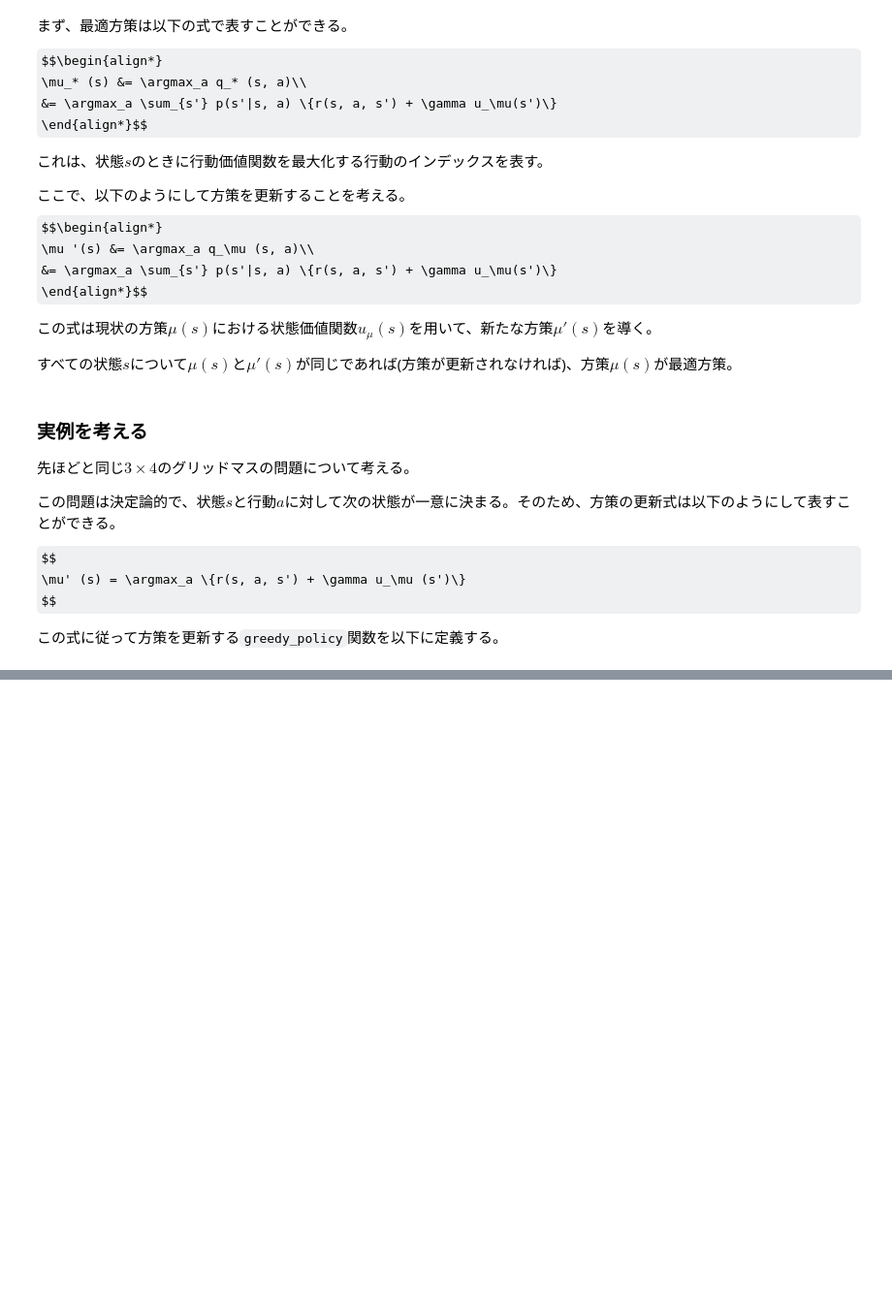
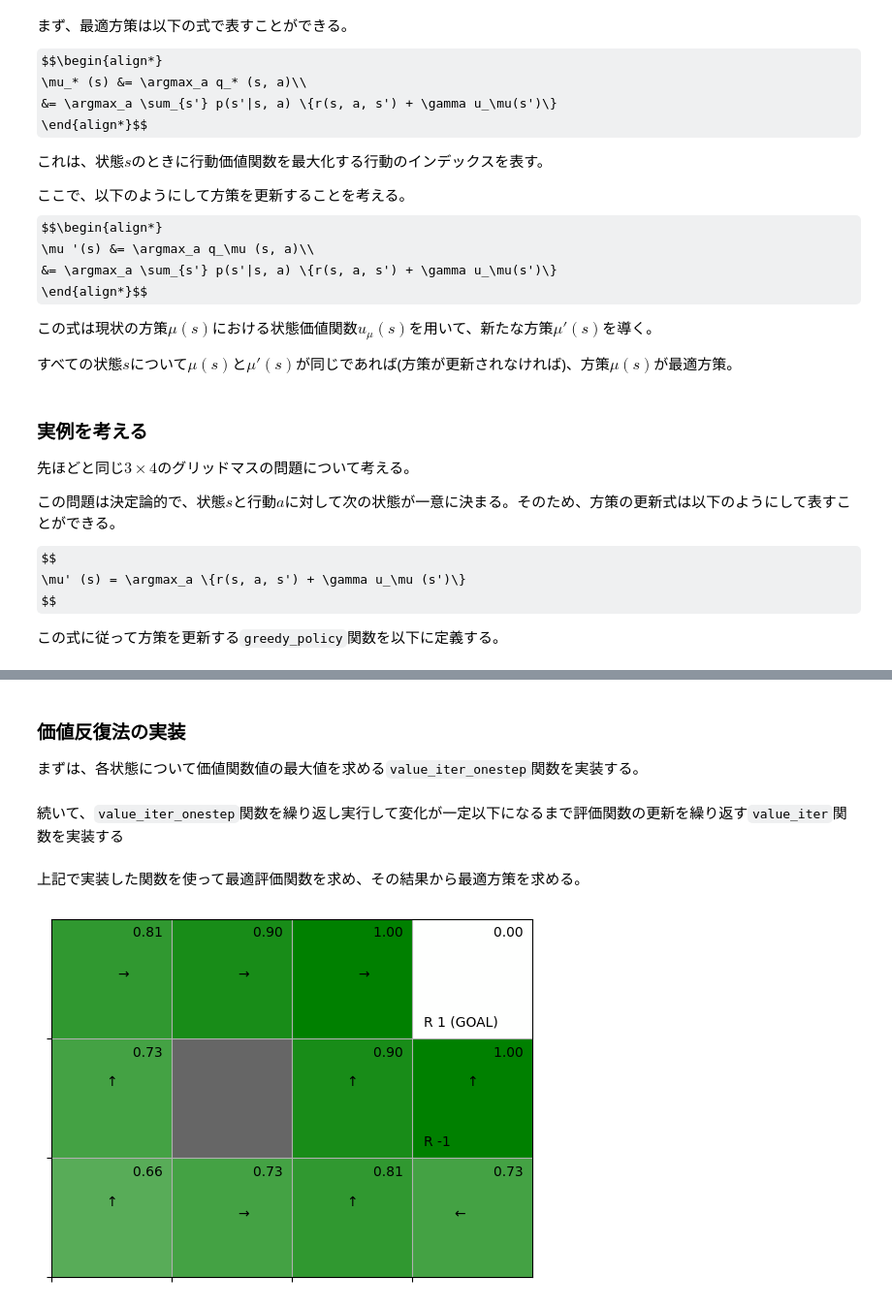
Before and after one commit to kitashimauni/Learn-Reinforcement-Learning, a Jupyter notebook: 4_dp.ipynb, the cells around one changed output, grey strips where cells are left out. Shown at 97% size. Saved outputs shown, nothing was run; the diff lists cells and outputs as text; code cells hidden in the pictures; some formulas as TeX source; blank space fills up the shorter version.

```diff
--- a/4_dp.ipynb
+++ b/4_dp.ipynb
@@ -292,0 +373,54 @@ def greedy_policy(V: defaultdict, env: GridWorld, gamma: float):
+# %% [markdown]
+### 価値反復法の実装
+まずは、各状態について価値関数値の最大値を求める`value_iter_onestep`関数を実装する。
+# %%
+def value_iter_onestep(V: defaultdict, env: GridWorld, gamma: float) -> defaultdict:
+    for state in env.states(): # 各状態(地点)について
+        if state == env.goal_state: # ゴール地点の評価関数は0
+            V[state] = 0
+            continue
+
+        action_values = []
+        for action in env.actions(): # 各行動について
+            next_state = env.next_state(state, action)
+            reward = env.reward(next_state)
+            value = reward + gamma * V[next_state]
+            action_values.append(value)
+
+        V[state] = max(action_values) # 最大値を取り出す
+
+    return V
+# %% [markdown]
+続いて、`value_iter_onestep`関数を繰り返し実行して変化が一定以下になるまで評価関数の更新を繰り返す`value_iter`関数を実装する
+# %%
+def value_iter(V: defaultdict, env: GridWorld, gamma: float, threshold: float = 1e-10, render: bool = False) -> defaultdict:
+    while True:
+        if render:
+            env.render_v(V)
+
+        V_prev = V.copy()
+        # 評価関数を更新
+        V = value_iter_onestep(V, env, gamma)
+
+        # 更新量の最大値を計算
+        max_diff = max([abs(V[state] - V_prev[state]) for state in V.keys()])
+        # 更新量の最大値が閾値より小さくなったら終了
+        if max_diff < threshold:
+            break
+    return V
+# %% [markdown]
+上記で実装した関数を使って最適評価関数を求め、その結果から最適方策を求める。
+# %%
+V = defaultdict(lambda: 0)
+env = GridWorld()
+gamma = 0.9
+
+# 最適評価関数を計算
+V = value_iter(V, env, gamma)
+
+# 最適評価関数から最適方策を計算
+pi = greedy_policy(V, env, gamma)
+
+env.render_v(V, pi, print_value=True)
+# %% [output]
+[figure, added]
```
Also changed, not shown: parts of 7 cells of this notebook, 1 other file.
